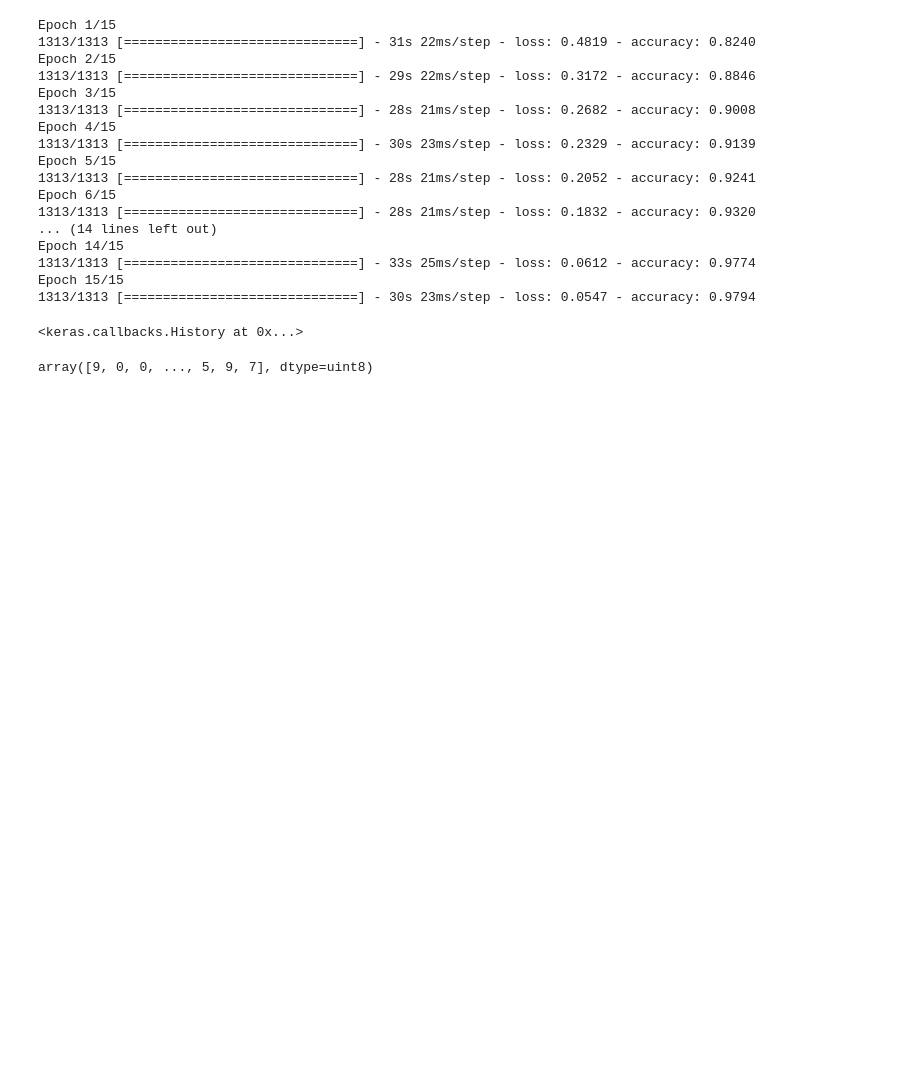
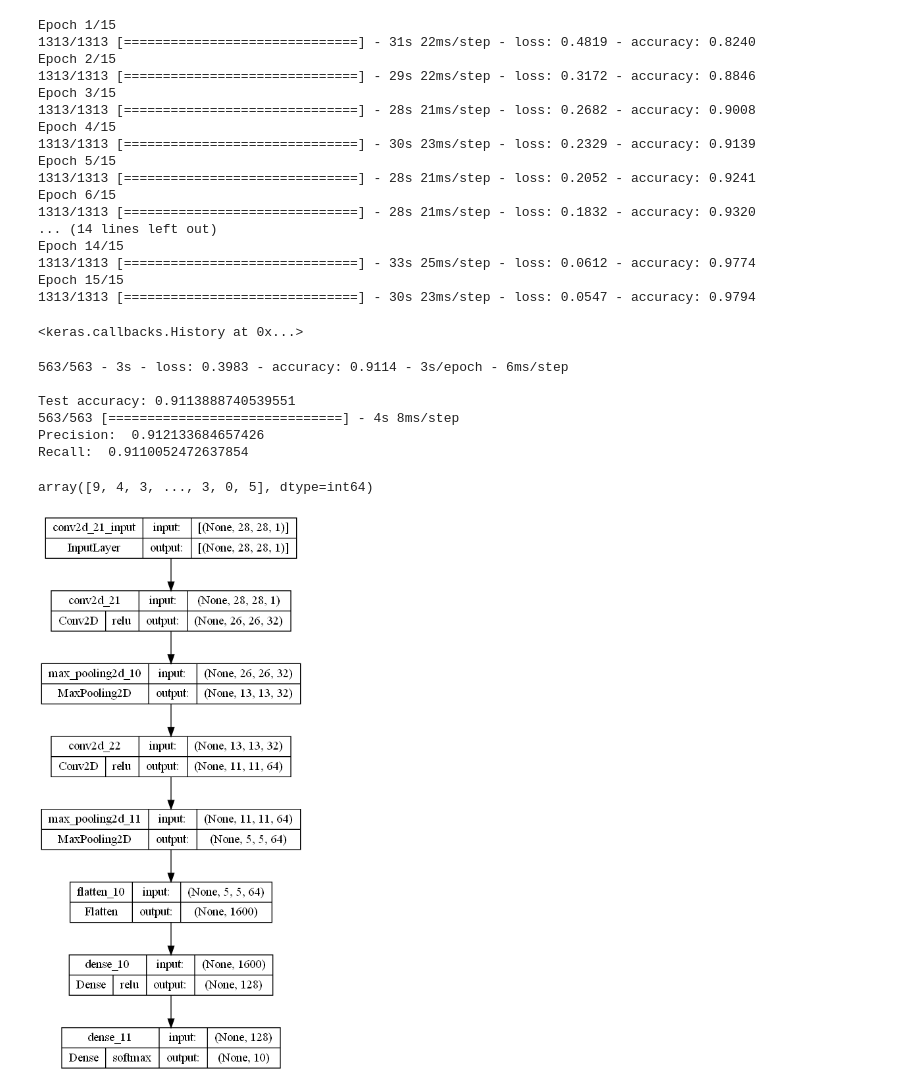
Before and after one commit to leonardocarboni/cv-carboni-bais, a Jupyter notebook: assignment4/cnn.ipynb, the cells around one changed output. Drawn from its saved outputs; the diff is of its cells as text; code cells hidden in the pictures; blank space fills up the shorter version.

```diff
--- a/assignment4/cnn.ipynb
+++ b/assignment4/cnn.ipynb
@@ -35,14 +40,14 @@ x_train, y_train = (x_train_and_val[:train_size], y_train_and_val[:train_size])
 img_width = 28
 img_height = 28
 num_classes = 10
-
+channels = 1
 # Initialize the model
 model = Sequential()
 
 # model.add(Flatten(input_shape=(28, 28)))
 
 # Add a convolutional layer with 32 kernels, 3x3 kernel size, and ReLU activation function
-model.add(Conv2D(32, (3, 3), activation='relu', input_shape=(img_width, img_height)))
+model.add(Conv2D(32, (3, 3), activation='relu', input_shape=(img_width, img_height, channels)))
 
 # Add a max pooling layer with 2x2 pool size
 model.add(MaxPooling2D(pool_size=(2, 2)))
@@ -99,7 +99,71 @@ Epoch 14/15
 Epoch 15/15
 1313/1313 [==============================] - 30s 23ms/step - loss: 0.0547 - accuracy: 0.9794
 <keras.callbacks.History at 0x...>
-# %%
-y_train
-# %% [output]
-array([9, 0, 0, ..., 5, 9, 7], dtype=uint8)
+# %%
+test_loss, test_acc = model.evaluate(x_validation,  y_validation, verbose=2)
+
+print('\nTest accuracy:', test_acc)
+
+predictions = model.predict(x_validation)
+
+# going back to labels
+predictions = np.argmax (predictions, axis = 1)
+y_val = np.argmax(y_validation, axis=1)
+
+
+confusion_matrix(y_val, predictions)
+
+print("Precision: ", precision_score(y_val, predictions, average = 'macro'))
+print("Recall: ", recall_score(y_val, predictions, average = 'macro'))
+# %% [output]
+563/563 - 3s - loss: 0.3983 - accuracy: 0.9114 - 3s/epoch - 6ms/step
+
+Test accuracy: 0.9113888740539551
+563/563 [==============================] - 4s 8ms/step
+Precision:  0.912133684657426
+Recall:  0.9110052472637854
+# %%
+predictions
+# %% [output]
+array([9, 4, 3, ..., 3, 0, 5], dtype=int64)
+# %%
+# model 2: dropout layer
+## input -> convolutional 32 -> Pooling -> Convolutional 64 -> Pooling -> Fully connected layer 128 -> output
+
+# Initialize the model
+model2 = Sequential()
+
+# model.add(Flatten(input_shape=(28, 28)))
+
+# Add a convolutional layer with 32 kernels, 3x3 kernel size, and ReLU activation function
+model2.add(Conv2D(32, (3, 3), activation='relu', input_shape=(img_width, img_height, channels)))
+
+# Add a max pooling layer with 2x2 pool size
+model2.add(MaxPooling2D(pool_size=(2, 2)))
+
+# Add another convolutional layer with 64 kernels, 3x3 kernel size, and ReLU activation function
+model2.add(Conv2D(64, (3, 3), activation='relu'))
+
+# Add a max pooling layer with 2x2 pool size
+model2.add(MaxPooling2D(pool_size=(2, 2)))
+
+# Flatten the output to a 1D array
+model2.add(Flatten())
+
+# Add a fully connected layer with 128 neurons and ReLU activation function
+model2.add(Dense(128, activation='relu'))
+
+# Add a dropout layer with a 0.5 dropout rate
+model.add(Dropout(0.5))
+
+# Add the output layer with a softmax activation function for multi-class classification
+model2.add(Dense(num_classes, activation='softmax'))
+
+# Compile the model with categorical cross-entropy loss function and Adam optimizer with a learning rate of 0.001
+model2.compile(loss='categorical_crossentropy', optimizer='adam', metrics=['accuracy'])
+
+# Print a summary of the model architecture
+# model.summary()
+plot_model(model2, show_shapes=True, show_layer_activations=True)
+# %% [output]
+[figure, added]
```
Also changed, not shown: parts of 4 cells of this notebook, 1 other file.
